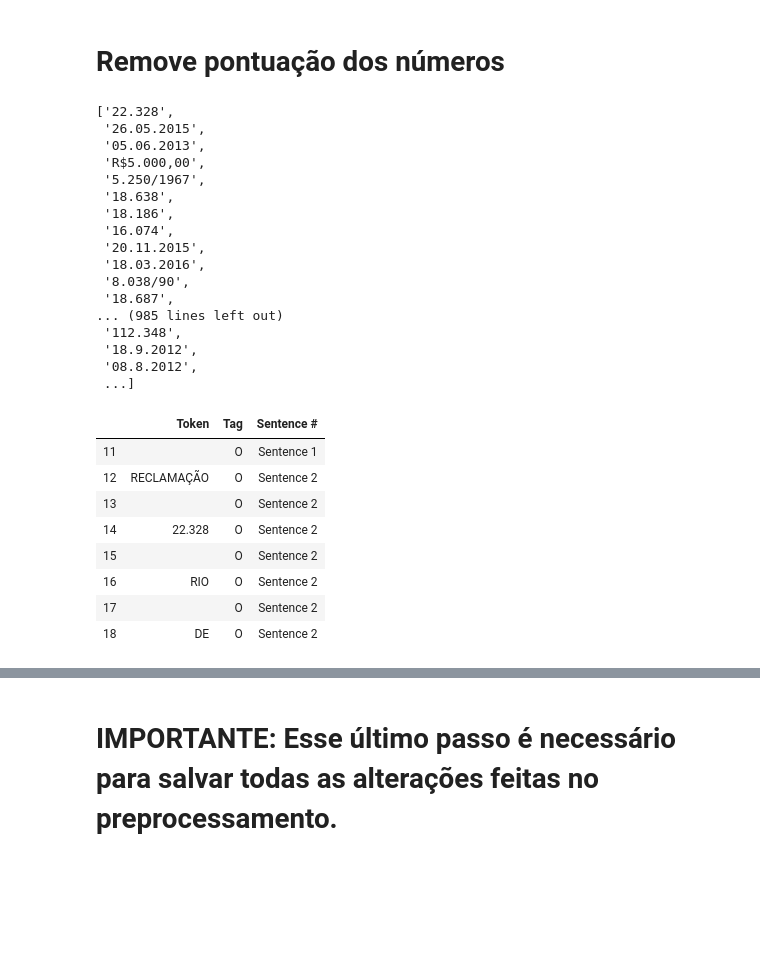
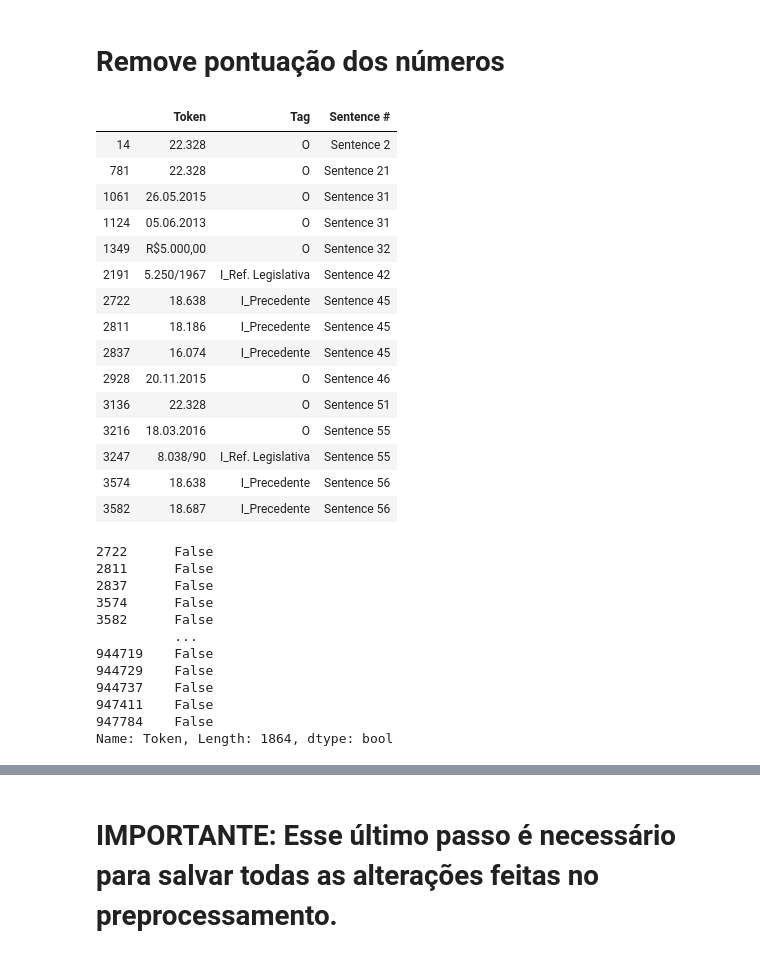
Before and after one commit to felipeasilva1/doccano, a Jupyter notebook: ncdj-tools/export_utility/01 - Processamento.ipynb, the cells around one changed output, grey strips where cells are left out. Saved outputs shown, nothing was run; the diff lists cells and outputs as text; code cells hidden in the pictures; blank space fills up the shorter version.

```diff
--- a/ncdj-tools/export_utility/01 - Processamento.ipynb
+++ b/ncdj-tools/export_utility/01 - Processamento.ipynb
@@ -799,37 +703,40 @@ df_new
 # Remove pontuação dos números
 # %%
 # Criando um DataFrame onde todas os tokens possuem pontuação
-df_pont = combined_csv[(combined_csv.Token.str.contains("""[.]"""))]
-
-# Tokens de tamanho maior que 1.
-list(df_pont[[len(df_pont.Token.iloc[i]) > 1 for i in range(len(df_pont.Token))]].Token.unique())
+df_pont = combined_csv[(combined_csv.Token.str.contains("""[.]""")) & (combined_csv.Token.str.len()>1)]
-# %% [output]
-['22.328',
- '26.05.2015',
- '05.06.2013',
- 'R$5.000,00',
- '5.250/1967',
- '18.638',
- '18.186',
- '16.074',
- '20.11.2015',
- '18.03.2016',
- '8.038/90',
- '18.687',
-... (985 lines left out)
- '112.348',
- '18.9.2012',
- '08.8.2012',
- ...]
-# %%
-combined_csv.iloc[14-3:14+5]
-# %% [output]
-|  | Token | Tag | Sentence # |
-| 11 |  | O | Sentence 1 |
-| 12 | RECLAMAÇÃO | O | Sentence 2 |
-| 13 |  | O | Sentence 2 |
-| 14 | 22.328 | O | Sentence 2 |
-| 15 |  | O | Sentence 2 |
-| 16 | RIO | O | Sentence 2 |
-| 17 |  | O | Sentence 2 |
-| 18 | DE | O | Sentence 2 |
+# %%
+# Tokens de tamanho maior que 1.
+df_pont.head(15)
+# %% [output]
+|  | Token | Tag | Sentence # |
+| 14 | 22.328 | O | Sentence 2 |
+| 781 | 22.328 | O | Sentence 21 |
+| 1061 | 26.05.2015 | O | Sentence 31 |
+| 1124 | 05.06.2013 | O | Sentence 31 |
+| 1349 | R$5.000,00 | O | Sentence 32 |
+| 2191 | 5.250/1967 | I_Ref. Legislativa | Sentence 42 |
+| 2722 | 18.638 | I_Precedente | Sentence 45 |
+| 2811 | 18.186 | I_Precedente | Sentence 45 |
+| 2837 | 16.074 | I_Precedente | Sentence 45 |
+| 2928 | 20.11.2015 | O | Sentence 46 |
+| 3136 | 22.328 | O | Sentence 51 |
+| 3216 | 18.03.2016 | O | Sentence 55 |
+| 3247 | 8.038/90 | I_Ref. Legislativa | Sentence 55 |
+| 3574 | 18.638 | I_Precedente | Sentence 56 |
+| 3582 | 18.687 | I_Precedente | Sentence 56 |
+# %%
+# combined_csv.iloc[2722-3:2722+5]
+~df_pont[df_pont.Tag.str.endswith('Precedente')].Token.str.contains("[.]")
+# %% [output]
+2722      False
+2811      False
+2837      False
+3574      False
+3582      False
+          ...
+944719    False
+944729    False
+944737    False
+947411    False
+947784    False
+Name: Token, Length: 1864, dtype: bool
```
Also changed, not shown: parts of 47 cells of this notebook.
